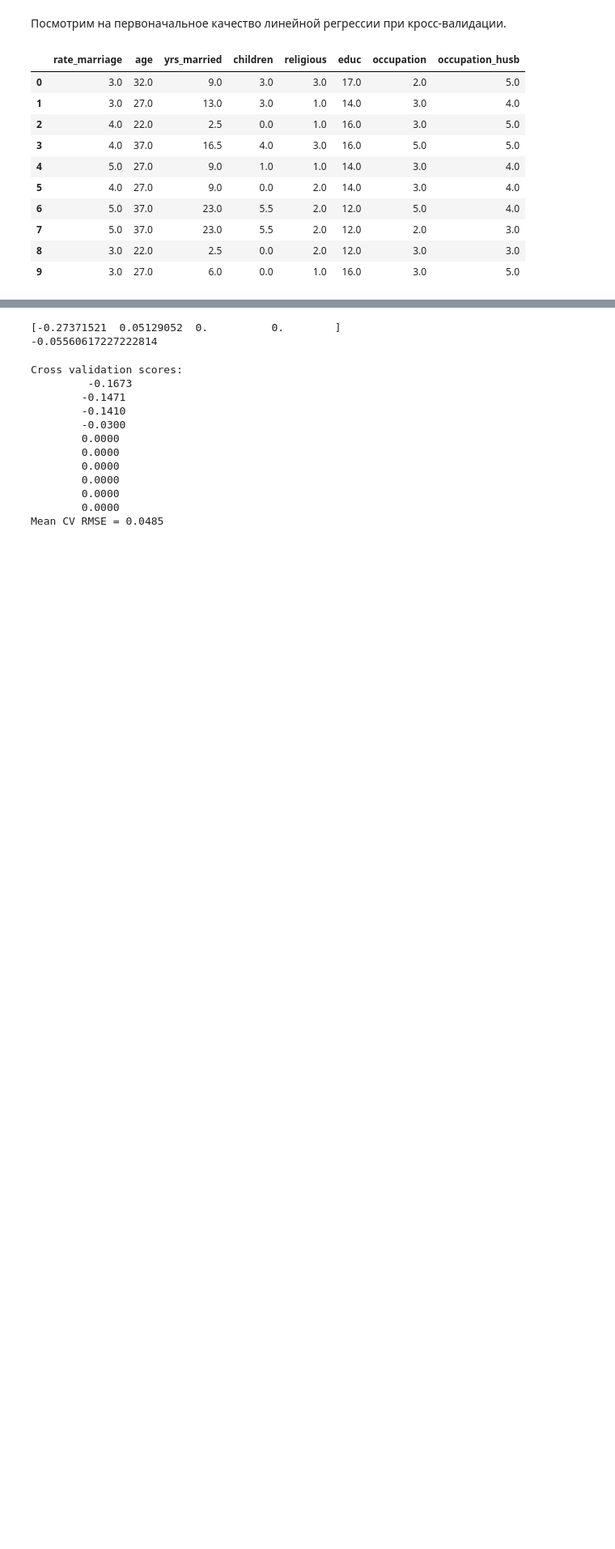
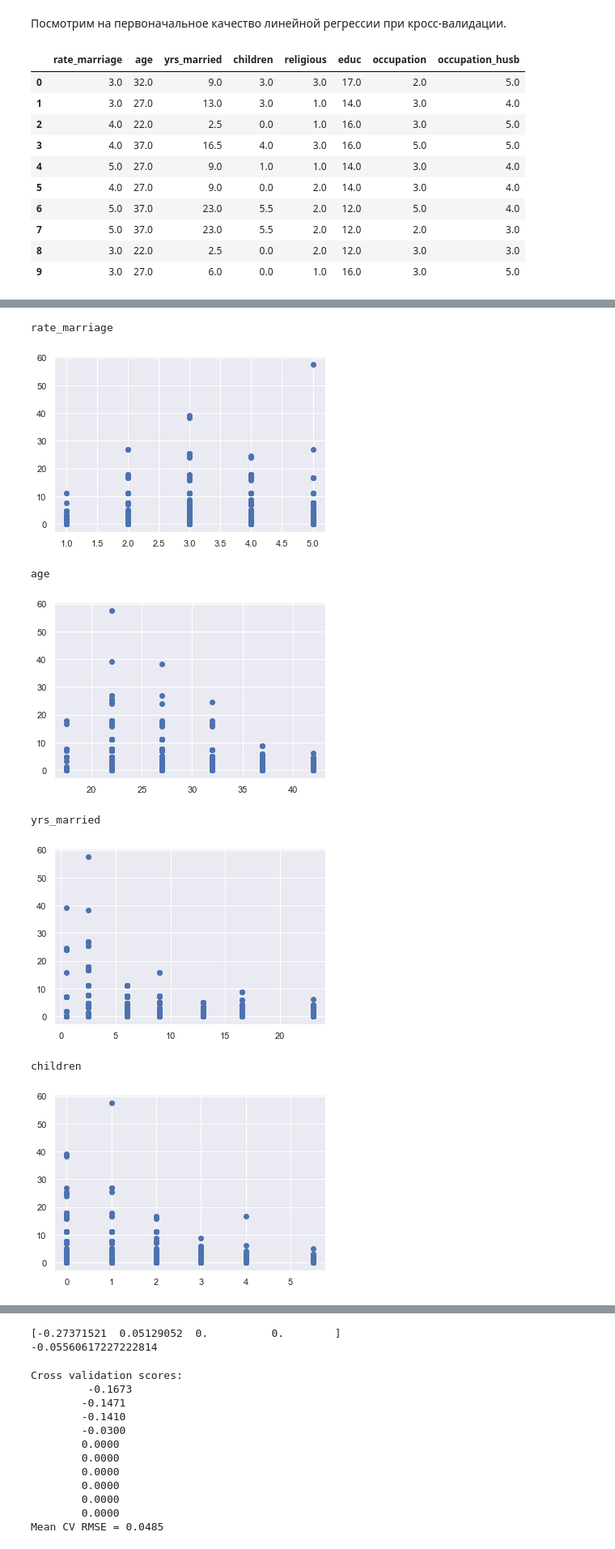
Before and after one commit to MariaZolotko/DPO_ML_Autumn2021, a Jupyter notebook: Занятие 3/hometask2 ZolotkoMV.ipynb, the cells around one changed output, grey strips where cells are left out. Shown at 81% size. Cells and saved outputs as stored; diff of their text form; code cells hidden in the pictures; blank space fills up the shorter version.

```diff
--- a/Занятие 3/hometask2 ZolotkoMV.ipynb
+++ b/Занятие 3/hometask2 ZolotkoMV.ipynb
@@ -388,0 +509,15 @@ sns.distplot(y_train)
+# %%
+for c in df.columns:
+    if c != 'affairs':
+        print(c)
+        scatter(df[c], df['affairs'])
+        show()
+# %% [output]
+rate_marriage
+[figure, added]
+age
+[figure, added]
+yrs_married
+[figure, added]
+children
+[figure, added]
```
Also changed, not shown: parts of 34 cells of this notebook.
